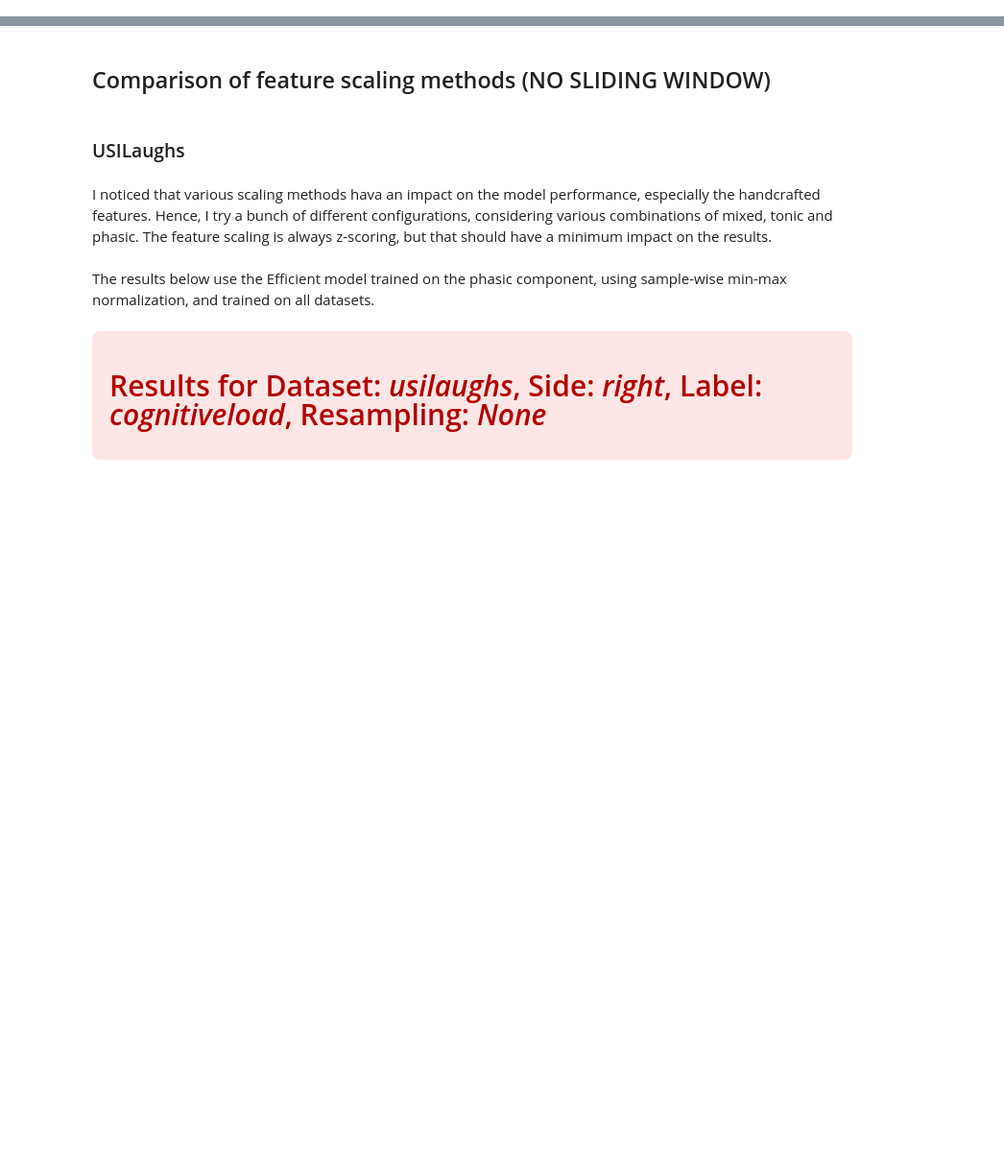
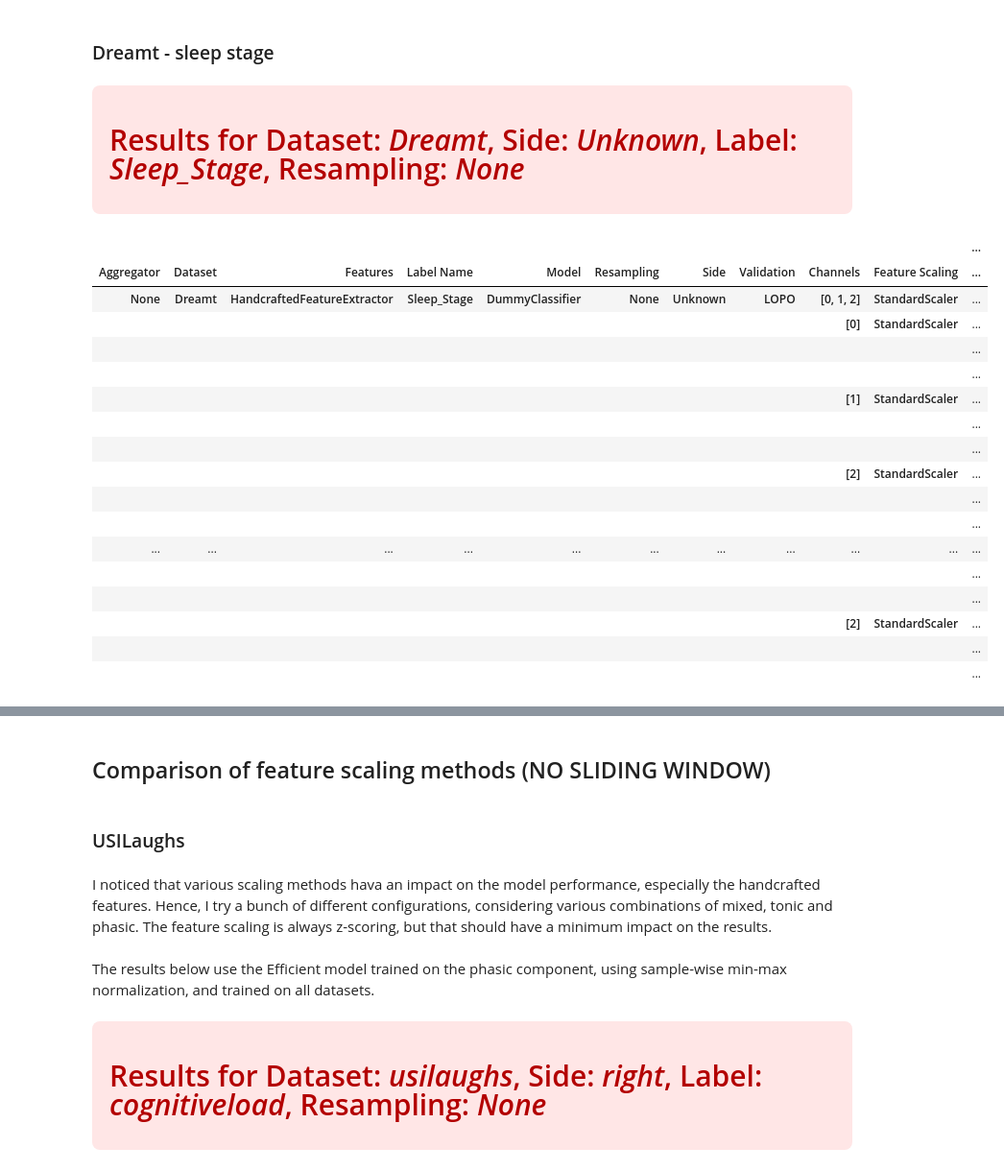
Before and after one commit to LeonardoAlchieri/pretrained_foundation_models_physiological_data, a Jupyter notebook: notebooks/visualize_results.ipynb, the cells around one changed output, grey strips where cells are left out. Shown at 96% size. Saved outputs shown, nothing was run; the diff lists cells and outputs as text; code cells hidden in the pictures; blank space fills up the shorter version.

```diff
--- a/notebooks/visualize_results.ipynb
+++ b/notebooks/visualize_results.ipynb
@@ -6,0 +318,36 @@ from edamame_downstream.utils.result_presentation import get_results_path, prese
+# %% [markdown]
+### Dreamt - sleep stage
+# %%
+# TODO: `only_last` does not work as intended. It should consider only the last multirun for each
+# dataset, regardless of the others.
+all_results = get_results_path(only_last=True, specific_path="multirun_2025-12-18-10-31-20")
+
+# TODO: the error from the average over seed is not computed correctly.
+results_lopo = present_results(
+    all_results,
+    val_method="lopo",
+    remove_xgboost=False,
+    remove_chronos_small_from_test=True,
+    average_over_seed=True,
+    show_tests=False
+)
+# %% [output]
+Results for Dataset: Dreamt, Side: Unknown, Label: Sleep_Stage, Resampling: None
+|  |  |  |  |  |  |  |  |  |  | ... |
+| Aggregator | Dataset | Features | Label Name | Model | Resampling | Side | Validation | Channels | Feature Scaling | ... |
+| None | Dreamt | HandcraftedFeatureExtractor | Sleep_Stage | DummyClassifier | None | Unknown | LOPO | [0, 1, 2] | StandardScaler | ... |
+|  |  |  |  |  |  |  |  | [0] | StandardScaler | ... |
+|  |  |  |  |  |  |  |  |  |  | ... |
+|  |  |  |  |  |  |  |  |  |  | ... |
+|  |  |  |  |  |  |  |  | [1] | StandardScaler | ... |
+|  |  |  |  |  |  |  |  |  |  | ... |
+|  |  |  |  |  |  |  |  |  |  | ... |
+|  |  |  |  |  |  |  |  | [2] | StandardScaler | ... |
+|  |  |  |  |  |  |  |  |  |  | ... |
+|  |  |  |  |  |  |  |  |  |  | ... |
+| ... | ... | ... | ... | ... | ... | ... | ... | ... | ... | ... |
+|  |  |  |  |  |  |  |  |  |  | ... |
+|  |  |  |  |  |  |  |  |  |  | ... |
+|  |  |  |  |  |  |  |  | [2] | StandardScaler | ... |
+|  |  |  |  |  |  |  |  |  |  | ... |
+|  |  |  |  |  |  |  |  |  |  | ... |
```
Also changed, not shown: parts of 24 cells of this notebook, 47 other files.
